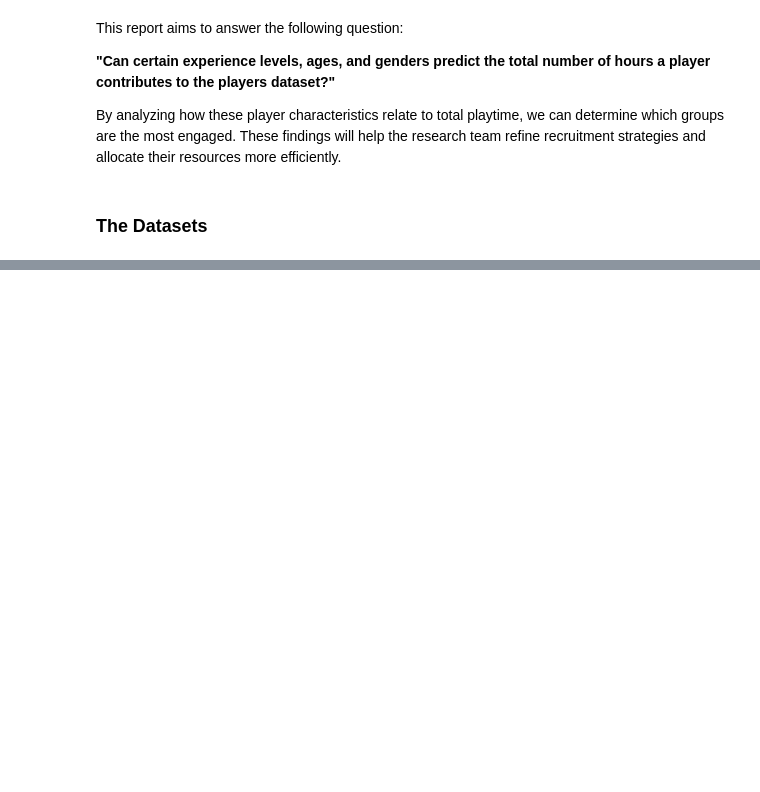
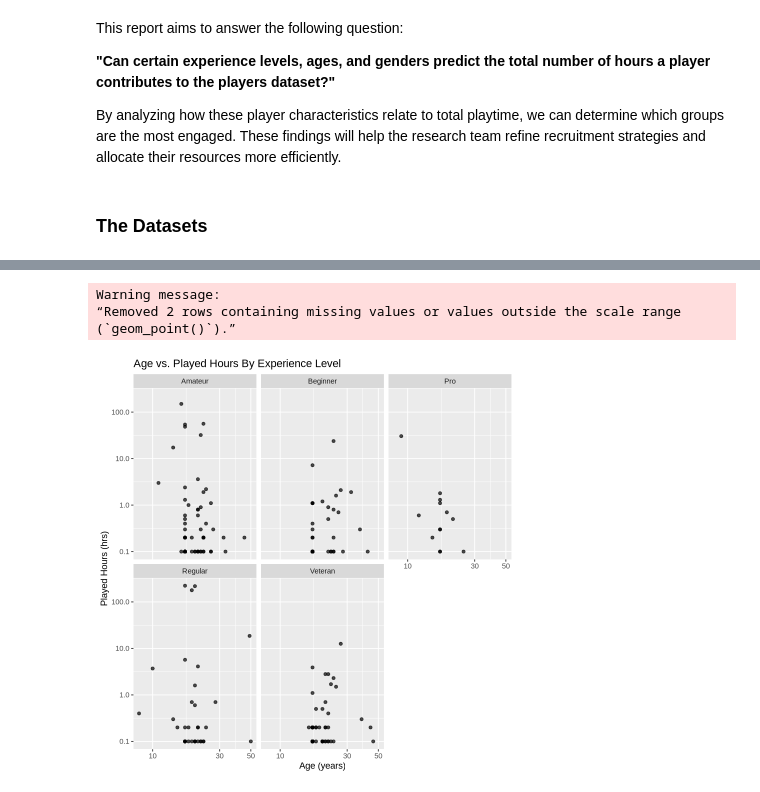
Before and after one commit to frogbie/dsci100project-002-39, a Jupyter notebook: projectgroup_report.ipynb, the cells around one changed output, grey strips where cells are left out. Cells and saved outputs as stored; diff of their text form; code cells hidden in the pictures; blank space fills up the shorter version.

Commit message:
Merged the methods notebook with the main book, minor changes throughout

```diff
--- a/projectgroup_report.ipynb
+++ b/projectgroup_report.ipynb
@@ -61,0 +69,3 @@ Other notes for the **`sessions.csv`** dataset:
+# %%
+players <- read.csv("https://raw.githubusercontent.com/frogbie/dsci100project-002-39/refs/heads/main/players.csv")
+head(players)
@@ -61,0 +186,15 @@ Other notes for the **`sessions.csv`** dataset:
+# %%
+players_plot <- players |>
+    ggplot(aes(x = Age, y = played_hours + 0.1)) +
+    geom_point(alpha = 0.7) +
+    labs(title = "Age vs. Played Hours By Experience Level", x = "Age (years)", y = "Played Hours (hrs)") +
+    facet_wrap(~ experience) +
+    scale_x_log10() +
+    scale_y_log10()
+
+players_plot
+# %% [output]
+Warning message:
+“Removed 2 rows containing missing values or values outside the scale range
+(`geom_point()`).”
+[figure, added]
```
Also changed, not shown: parts of 28 cells of this notebook.
